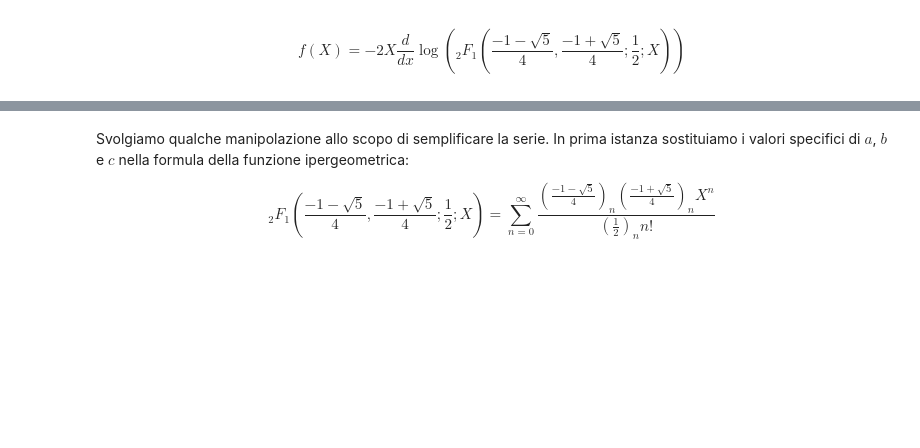
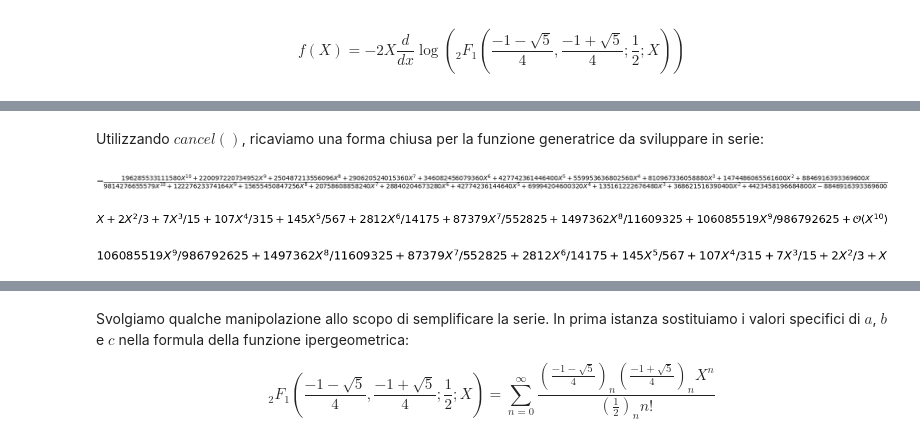
Before and after one commit to nobleVine/LaureaMagistrale, a Jupyter notebook: progettoPAA.ipynb, the cells around one changed output, grey strips where cells are left out. Saved outputs shown, nothing was run; the diff lists cells and outputs as text; code cells hidden in the pictures; blank space fills up the shorter version.

```diff
--- a/progettoPAA.ipynb
+++ b/progettoPAA.ipynb
@@ -705,0 +724,23 @@ $$f(X) = -2X \frac{d}{dx}\log({}_2 {F_{1}( \frac{-1-\sqrt{5}}{4}, \frac{-1+ \sqr
+# %% [markdown]
+Utilizzando $cancel()$, ricaviamo una forma chiusa per la funzione generatrice da sviluppare in serie:
+# %%
+fChoc = cancel(fChoc.doit())
+fChoc
+# %% [output]
+[figure, added]
+# %%
+fChoc = series(fChoc, n=N)
+fChoc
+# %% [output]
+[figure, added]
+# %%
+B = ChocNum(2, N-1)
+lista = B[2:, 1:]
+j = 1
+fChocI = 0
+for i in range(0, len(lista)):
+    fChocI = fChocI + lista[i]*X**j/factorial(2*j-1)
+    j = j + 1
+fChocI
+# %% [output]
+[figure, added]
```
Also changed, not shown: parts of 7 cells of this notebook.
